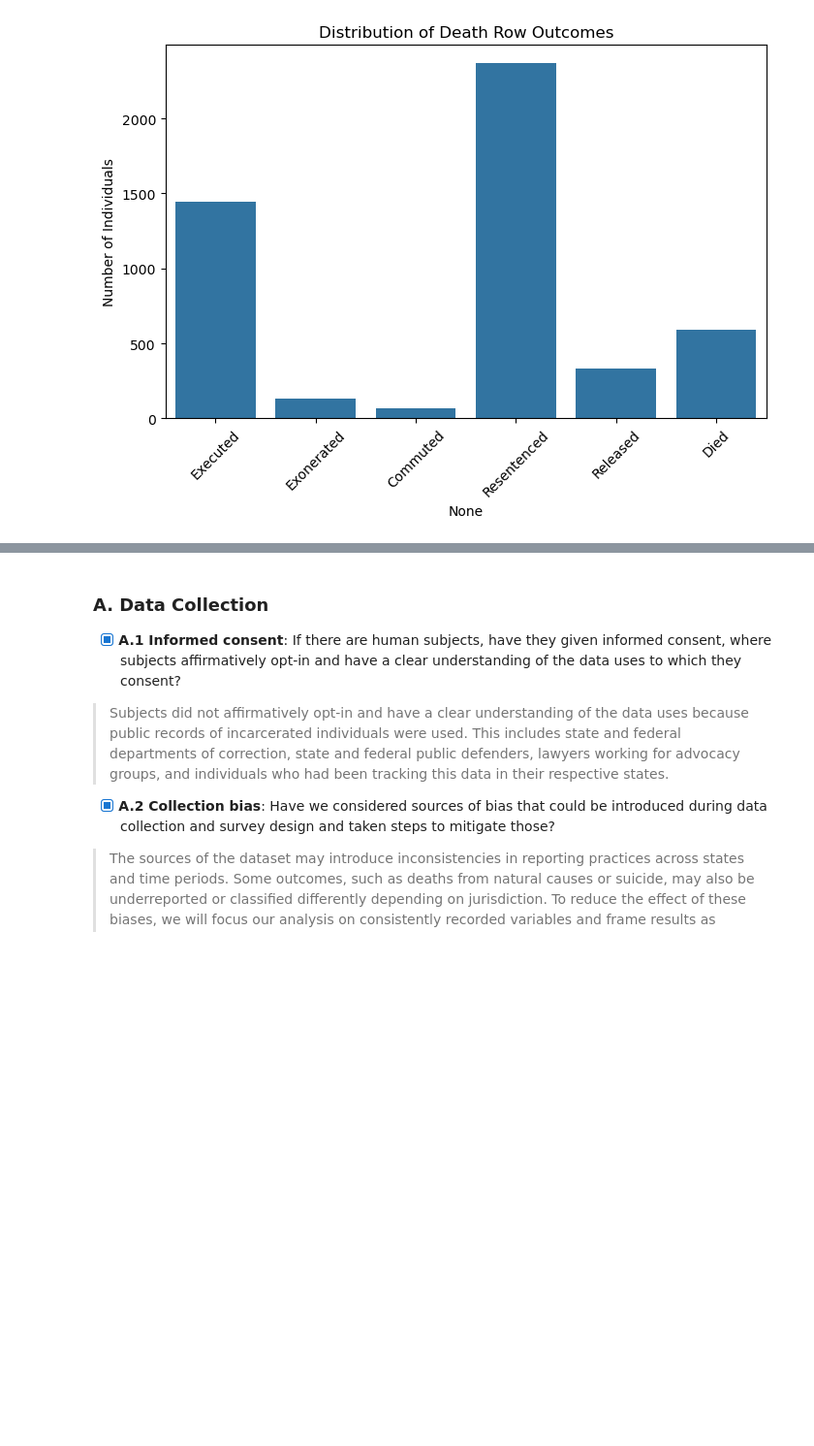
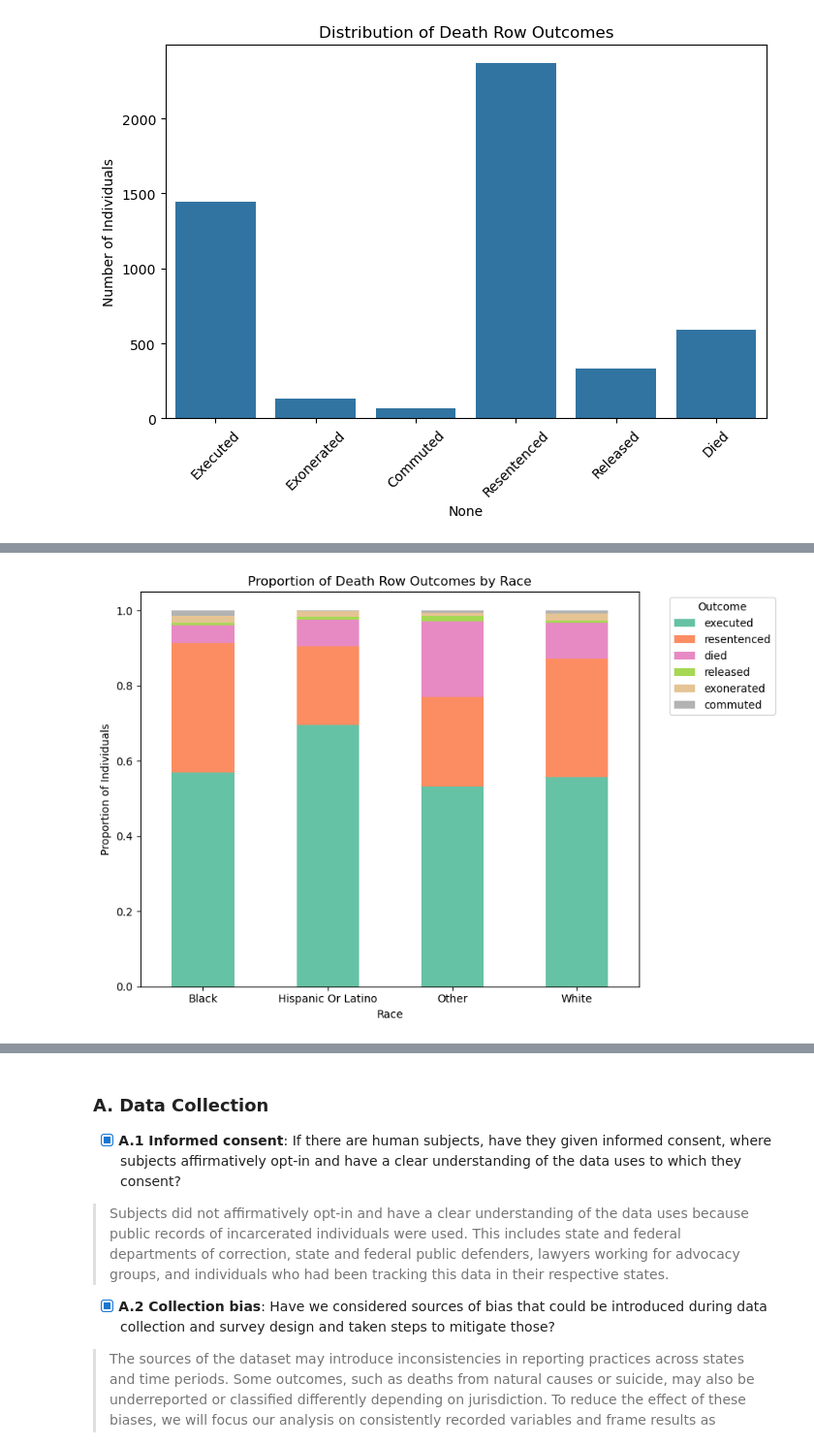
Before and after one commit to COGS108/Group152_WI26, a Jupyter notebook: 02-EDACheckpoint.ipynb, the cells around one changed output, grey strips where cells are left out. Shown at 97% size. Cells and saved outputs as stored; diff of their text form; code cells hidden in the pictures; blank space fills up the shorter version.

```diff
--- a/02-EDACheckpoint.ipynb
+++ b/02-EDACheckpoint.ipynb
@@ -611,0 +618,42 @@ plt.xticks(rotation=45)
+# %%
+df['race_clean'] = df['race'].str.strip().str.title()
+
+df['race_clean'] = df['race_clean'].replace({
+    'Asian':'Other',
+    'Native American':'Other',
+    'Other Or Unknown':'Other'
+})
+
+outcome_cols = ['executed','exonerated','commuted','resentenced','released','died']
+
+df['outcome'] = df[outcome_cols].fillna(0).idxmax(axis=1)
+
+# Step 1: create race-outcome table
+race_outcomes = df.groupby(['race_clean','outcome']).size().unstack().fillna(0)
+
+# Step 2: convert counts to proportions
+race_outcomes_prop = race_outcomes.div(race_outcomes.sum(axis=1), axis=0)
+
+# Step 3: order outcomes for logical reading
+outcome_order = ['executed','resentenced','died','released','exonerated','commuted']
+race_outcomes_prop = race_outcomes_prop[outcome_order]
+
+# Step 4: plot
+race_outcomes_prop.plot(
+    kind='bar',
+    stacked=True,
+    figsize=(9,6),
+    colormap='Set2'
+)
+
+plt.title("Proportion of Death Row Outcomes by Race")
+plt.xlabel("Race")
+plt.ylabel("Proportion of Individuals")
+
+plt.xticks(rotation=0)
+plt.legend(title="Outcome", bbox_to_anchor=(1.05,1))
+
+plt.tight_layout()
+plt.show()
+# %% [output]
+[figure, added]
```
Also changed, not shown: parts of 3 cells of this notebook.
